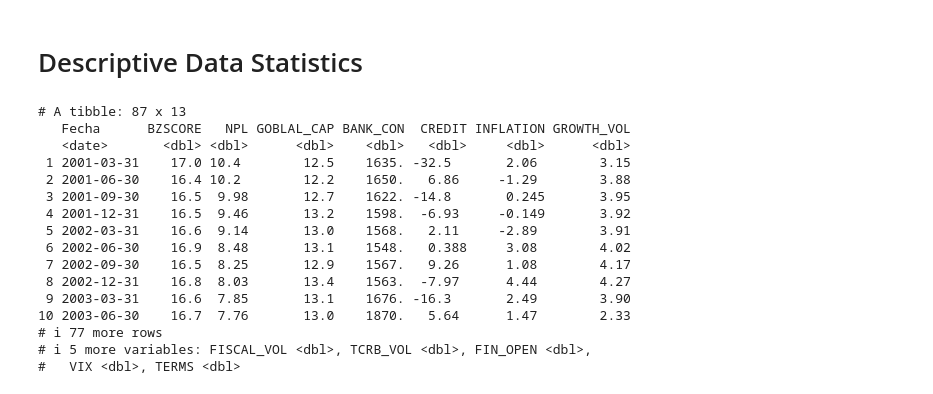
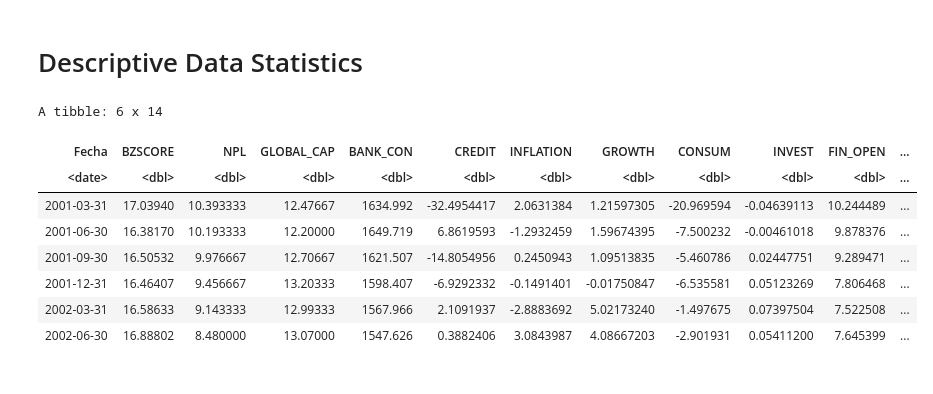
Before and after one commit to GabrielDelCarpio/Tesis-paper, a Jupyter notebook: Tesis data/Estadística descriptiva.ipynb, the cells around one changed output. Cells and saved outputs as stored; diff of their text form; code cells hidden in the pictures.

```diff
--- a/Tesis data/Estadística descriptiva.ipynb
+++ b/Tesis data/Estadística descriptiva.ipynb
@@ -6,24 +6,17 @@ library(reshape2)
 library(readr)
 library(readxl)
 # %%
-data <- read_excel('/Users/gabriel/Documents/GitHub/GabrielDelC/Tesis data/Data final 1.xlsx')
+data <- read_excel('/Users/gabriel/Documents/GitHub/GabrielDelC/Tesis data/Data final findex.xlsx')
 
 data$Fecha <- as.Date(data$Fecha, format = "%d/%m/%y")
-print(data)
+head(data)
 # %% [output]
-# A tibble: 87 x 13
-   Fecha      BZSCORE   NPL GOBLAL_CAP BANK_CON  CREDIT INFLATION GROWTH_VOL
-   <date>       <dbl> <dbl>      <dbl>    <dbl>   <dbl>     <dbl>      <dbl>
- 1 2001-03-31    17.0 10.4        12.5    1635. -32.5       2.06        3.15
- 2 2001-06-30    16.4 10.2        12.2    1650.   6.86     -1.29        3.88
- 3 2001-09-30    16.5  9.98       12.7    1622. -14.8       0.245       3.95
- 4 2001-12-31    16.5  9.46       13.2    1598.  -6.93     -0.149       3.92
- 5 2002-03-31    16.6  9.14       13.0    1568.   2.11     -2.89        3.91
- 6 2002-06-30    16.9  8.48       13.1    1548.   0.388     3.08        4.02
- 7 2002-09-30    16.5  8.25       12.9    1567.   9.26      1.08        4.17
- 8 2002-12-31    16.8  8.03       13.4    1563.  -7.97      4.44        4.27
- 9 2003-03-31    16.6  7.85       13.1    1676. -16.3       2.49        3.90
-10 2003-06-30    16.7  7.76       13.0    1870.   5.64      1.47        2.33
-# i 77 more rows
-# i 5 more variables: FISCAL_VOL <dbl>, TCRB_VOL <dbl>, FIN_OPEN <dbl>,
-#   VIX <dbl>, TERMS <dbl>
+A tibble: 6 x 14
+| Fecha | BZSCORE | NPL | GLOBAL_CAP | BANK_CON | CREDIT | INFLATION | GROWTH | CONSUM | INVEST | FIN_OPEN | ... |
+| <date> | <dbl> | <dbl> | <dbl> | <dbl> | <dbl> | <dbl> | <dbl> | <dbl> | <dbl> | <dbl> | ... |
+| 2001-03-31 | 17.03940 | 10.393333 | 12.47667 | 1634.992 | -32.4954417 | 2.0631384 | 1.21597305 | -20.969594 | -0.04639113 | 10.244489 | ... |
+| 2001-06-30 | 16.38170 | 10.193333 | 12.20000 | 1649.719 | 6.8619593 | -1.2932459 | 1.59674395 | -7.500232 | -0.00461018 | 9.878376 | ... |
+| 2001-09-30 | 16.50532 | 9.976667 | 12.70667 | 1621.507 | -14.8054956 | 0.2450943 | 1.09513835 | -5.460786 | 0.02447751 | 9.289471 | ... |
+| 2001-12-31 | 16.46407 | 9.456667 | 13.20333 | 1598.407 | -6.9292332 | -0.1491401 | -0.01750847 | -6.535581 | 0.05123269 | 7.806468 | ... |
+| 2002-03-31 | 16.58633 | 9.143333 | 12.99333 | 1567.966 | 2.1091937 | -2.8883692 | 5.02173240 | -1.497675 | 0.07397504 | 7.522508 | ... |
+| 2002-06-30 | 16.88802 | 8.480000 | 13.07000 | 1547.626 | 0.3882406 | 3.0843987 | 4.08667203 | -2.901931 | 0.05411200 | 7.645399 | ... |
```
Also changed, not shown: parts of 24 cells of this notebook, 8 other files.
